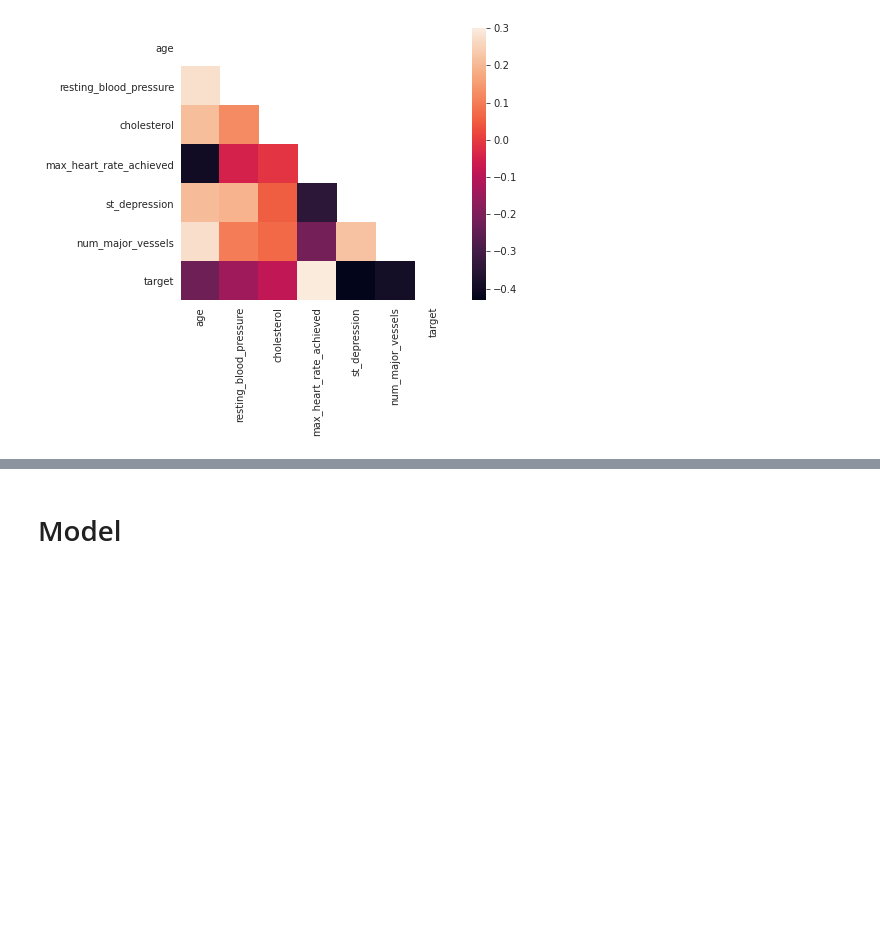
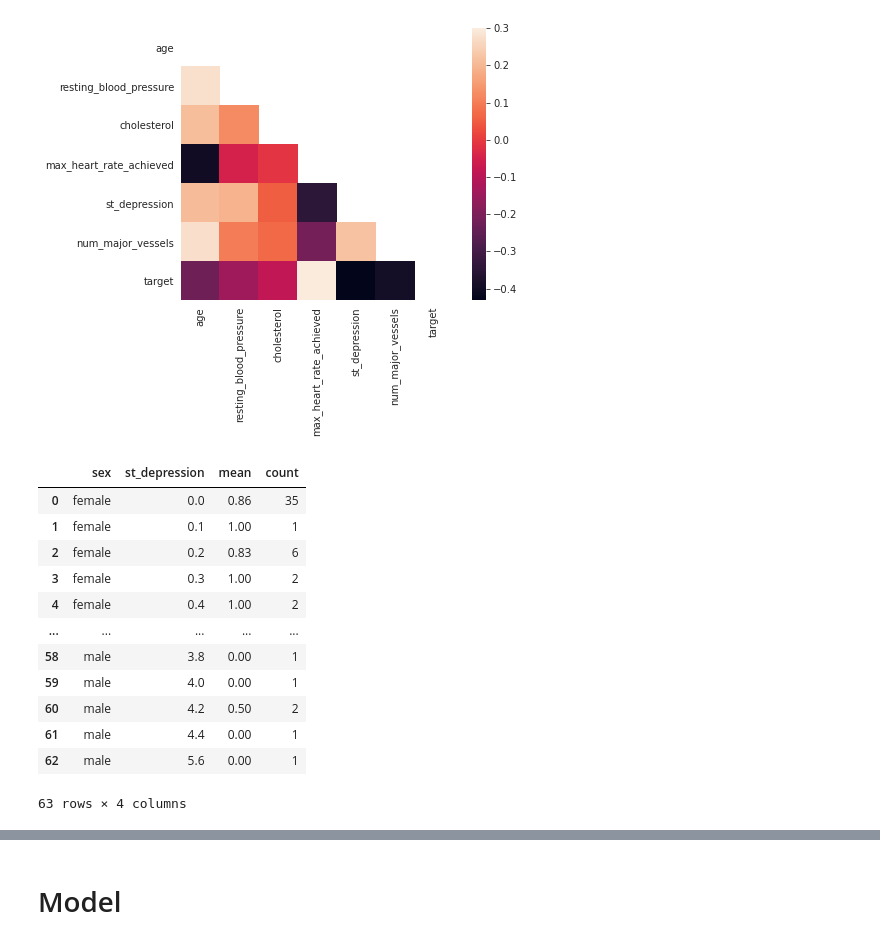
Before and after one commit to nathmart1n/e-commerce-analysis, a Jupyter notebook: main.ipynb, the cells around one changed output, grey strips where cells are left out. Saved outputs shown, nothing was run; the diff lists cells and outputs as text; code cells hidden in the pictures; blank space fills up the shorter version.

```diff
--- a/main.ipynb
+++ b/main.ipynb
@@ -147,3 +147,24 @@ with sns.axes_style("white"):
     ax = sns.heatmap(corr, mask=mask, vmax=.3, square=True)
 # %% [output]
 [figure]
+# %%
+d = {('sex', ''): 'sex', ('st_depression', ''): 'st_depression', ('target', 'mean'): 'mean', ('target', 'count'): 'count'}
+
+heart_means = heart[['sex','st_depression','target']].groupby(['sex','st_depression']).agg(['mean','count']).round(2)
+heart_means = heart_means.reset_index()
+heart_means.columns = [d.get(x, x) for x in heart_means.columns]
+heart_means
+# %% [output]
+|  | sex | st_depression | mean | count |
+| 0 | female | 0.0 | 0.86 | 35 |
+| 1 | female | 0.1 | 1.00 | 1 |
+| 2 | female | 0.2 | 0.83 | 6 |
+| 3 | female | 0.3 | 1.00 | 2 |
+| 4 | female | 0.4 | 1.00 | 2 |
+| ... | ... | ... | ... | ... |
+| 58 | male | 3.8 | 0.00 | 1 |
+| 59 | male | 4.0 | 0.00 | 1 |
+| 60 | male | 4.2 | 0.50 | 2 |
+| 61 | male | 4.4 | 0.00 | 1 |
+| 62 | male | 5.6 | 0.00 | 1 |
+63 rows × 4 columns
```
Also changed, not shown: parts of 2 cells of this notebook.
